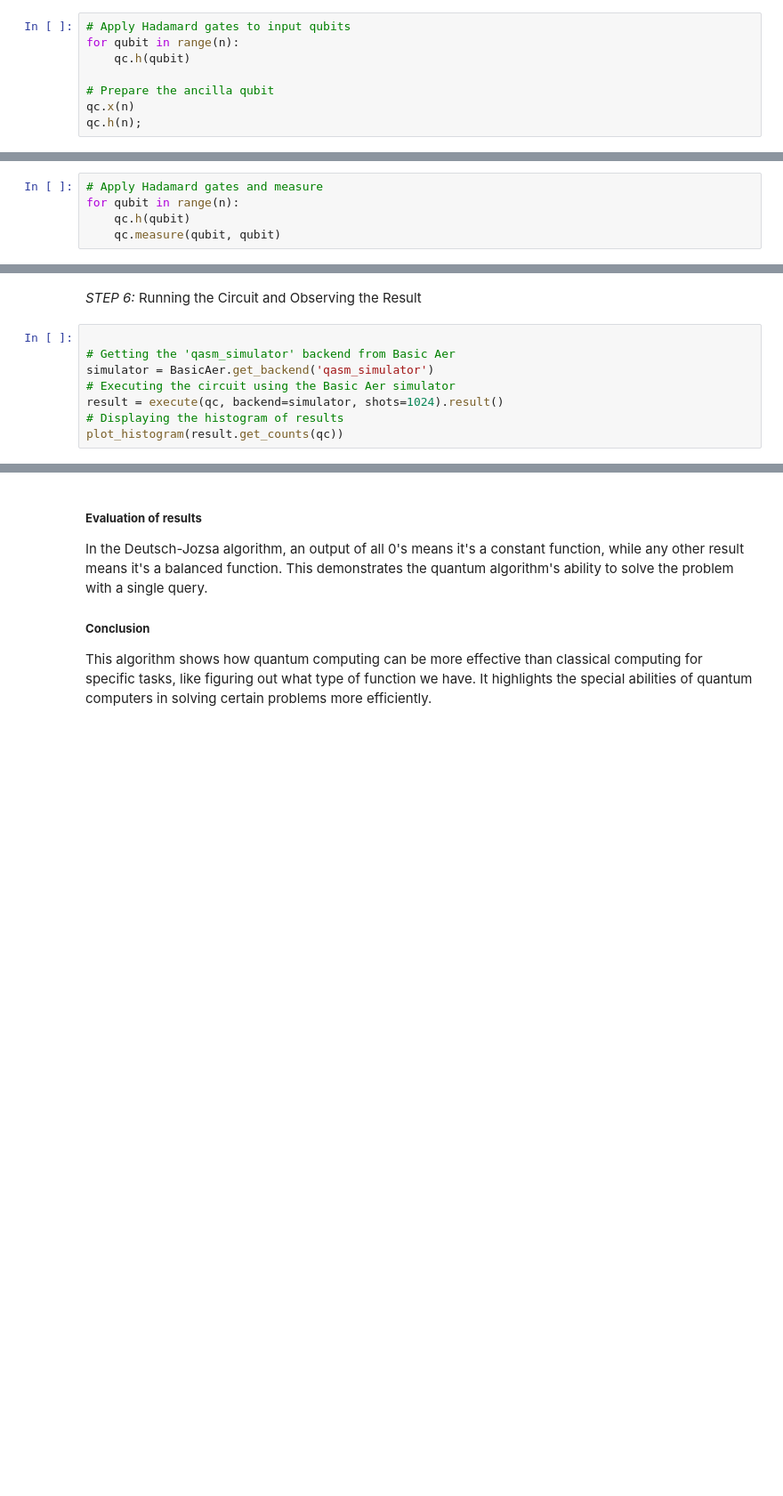
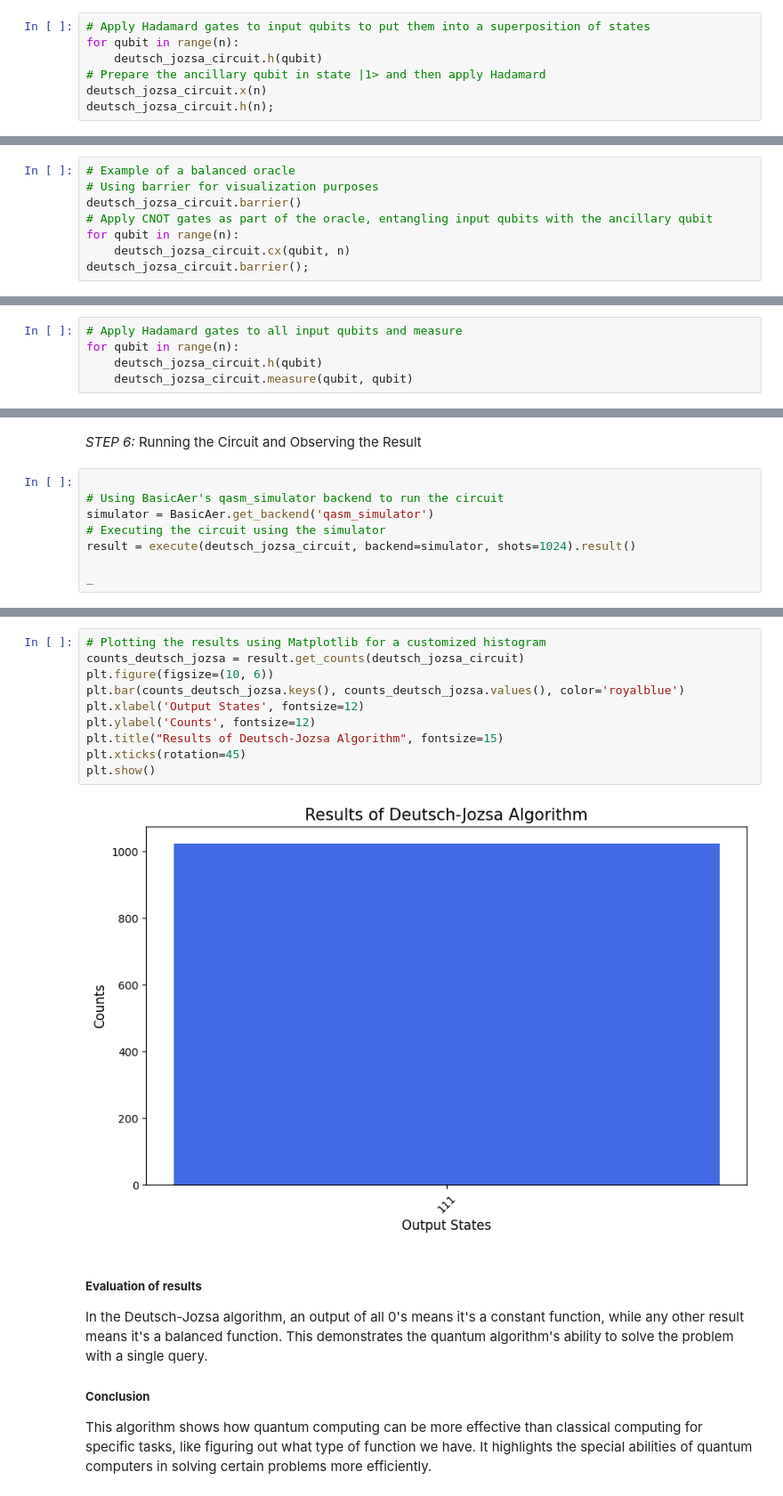
Before and after one commit to RazzaNoonan/EmergingTechnologies, a Jupyter notebook: project.ipynb, the cells around one changed output, grey strips where cells are left out. Shown at 89% size. Drawn from its saved outputs; the diff is of its cells as text; blank space fills up the shorter version.

```diff
--- a/project.ipynb
+++ b/project.ipynb
@@ -171,12 +184,11 @@ qc = QuantumCircuit(n + 1, n)
 # %% [markdown]
 _STEP 2:_ Preparing the Qubits
 # %%
-# Apply Hadamard gates to input qubits
+# Apply Hadamard gates to input qubits to put them into a superposition of states
 for qubit in range(n):
-    qc.h(qubit)
-
-# Prepare the ancilla qubit
-qc.x(n)
-qc.h(n);
+    deutsch_jozsa_circuit.h(qubit)
+# Prepare the ancillary qubit in state |1> and then apply Hadamard
+deutsch_jozsa_circuit.x(n)
+deutsch_jozsa_circuit.h(n);
 # %% [markdown]
 _STEP 3:_ Implementing the Oracle
@@ -190,8 +195,16 @@ qc.barrier();
+# %%
+# Example of a balanced oracle
+# Using barrier for visualization purposes
+deutsch_jozsa_circuit.barrier()
+# Apply CNOT gates as part of the oracle, entangling input qubits with the ancillary qubit
+for qubit in range(n):
+    deutsch_jozsa_circuit.cx(qubit, n)
+deutsch_jozsa_circuit.barrier();
 # %% [markdown]
 _STEP 4:_ Completing the Circuit
 # %%
-# Apply Hadamard gates and measure
+# Apply Hadamard gates to all input qubits and measure
 for qubit in range(n):
-    qc.h(qubit)
-    qc.measure(qubit, qubit)
+    deutsch_jozsa_circuit.h(qubit)
+    deutsch_jozsa_circuit.measure(qubit, qubit)
 # %% [markdown]
@@ -205,10 +217,10 @@ qc.draw('mpl')
 _STEP 6:_ Running the Circuit and Observing the Result
 # %%
 
-# Getting the 'qasm_simulator' backend from Basic Aer
+# Using BasicAer's qasm_simulator backend to run the circuit
 simulator = BasicAer.get_backend('qasm_simulator')
-# Executing the circuit using the Basic Aer simulator
-result = execute(qc, backend=simulator, shots=1024).result()
-# Displaying the histogram of results
-plot_histogram(result.get_counts(qc))
+# Executing the circuit using the simulator
+result = execute(deutsch_jozsa_circuit, backend=simulator, shots=1024).result()
+
+_
 # %% [output]
@@ -216,3 +230,15 @@ plot_histogram(result.get_counts(qc))
+# %%
+# Plotting the results using Matplotlib for a customized histogram
+counts_deutsch_jozsa = result.get_counts(deutsch_jozsa_circuit)
+plt.figure(figsize=(10, 6))
+plt.bar(counts_deutsch_jozsa.keys(), counts_deutsch_jozsa.values(), color='royalblue')
+plt.xlabel('Output States', fontsize=12)
+plt.ylabel('Counts', fontsize=12)
+plt.title("Results of Deutsch-Jozsa Algorithm", fontsize=15)
+plt.xticks(rotation=45)
+plt.show()
+# %% [output]
+[figure, added]
 # %% [markdown]
 ##### **Evaluation of results**
 In the Deutsch-Jozsa algorithm, an output of all 0's means it's a constant function, while any other result means it's a balanced function.
```
Also changed, not shown: parts of 23 cells of this notebook.
